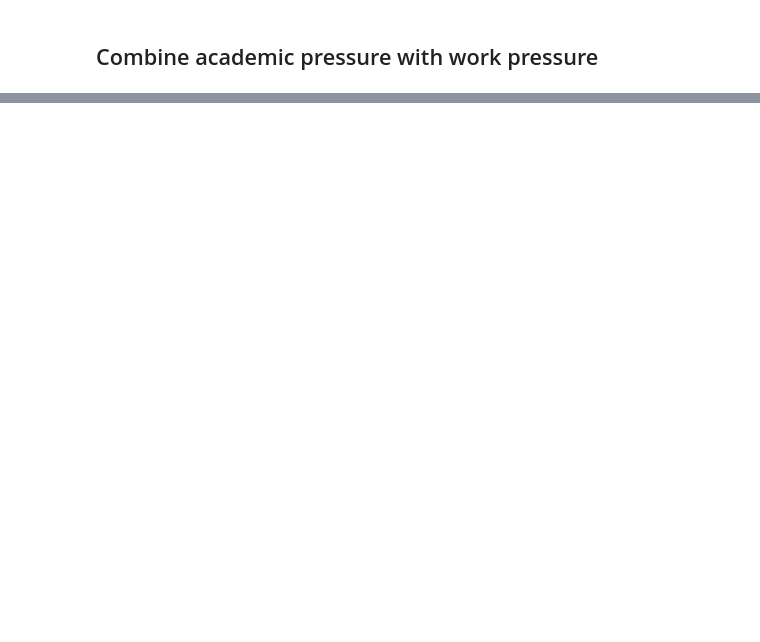
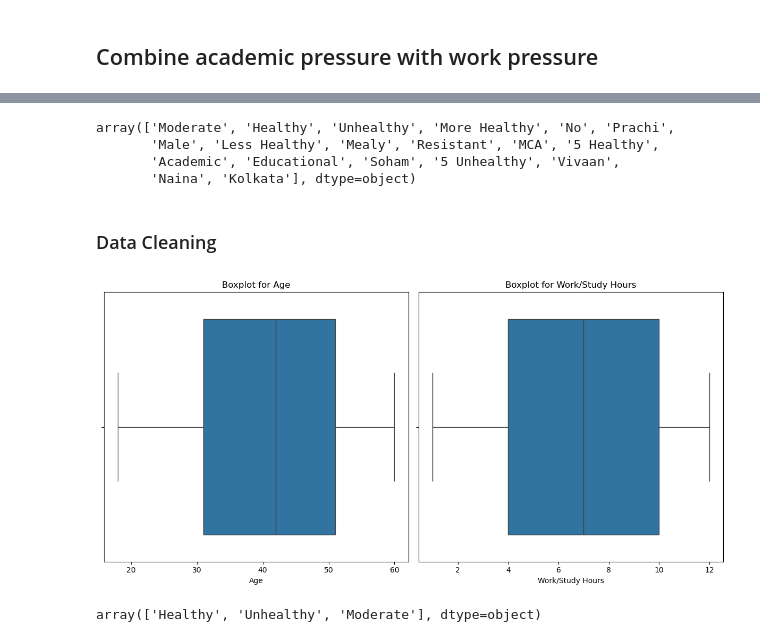
Before and after one commit to tdarum/mentalHealth, a Jupyter notebook: mentalHealth.ipynb, the cells around one changed output, grey strips where cells are left out. Cells and saved outputs as stored; diff of their text form; code cells hidden in the pictures; blank space fills up the shorter version.

```diff
--- a/mentalHealth.ipynb
+++ b/mentalHealth.ipynb
@@ -238,0 +310,10 @@ pd.DataFrame({
+# %%
+df_test = df_test.drop(['Working Professional or Student'], axis=1, errors='ignore')
+df_train = df_train.drop(['Working Professional or Student'], axis=1, errors='ignore')
+# %%
+df_train = df_train.dropna(subset=['Profession', 'Dietary Habits', 'Degree', 'Pressure', 'Satisfaction','Financial Stress'])
+df_test = df_test.dropna(subset=['Profession', 'Dietary Habits', 'Degree', 'Pressure', 'Satisfaction'])
+# %%
+#df= df[df['ColName'] != 0]
+df_train = df_train[df_train['Work/Study Hours'] != 0]
+df_test = df_test[df_test['Work/Study Hours'] != 0]
@@ -238,0 +384,24 @@ pd.DataFrame({
+# %%
+df_test['Dietary Habits'].unique()
+# %% [output]
+array(['Moderate', 'Healthy', 'Unhealthy', 'More Healthy', 'No', 'Prachi',
+       'Male', 'Less Healthy', 'Mealy', 'Resistant', 'MCA', '5 Healthy',
+       'Academic', 'Educational', 'Soham', '5 Unhealthy', 'Vivaan',
+       'Naina', 'Kolkata'], dtype=object)
+# %% [markdown]
+### Data Cleaning
+# %%
+plt.figure(figsize=(12, 6))
+
+plt.subplot(1, 2, 1)
+sns.boxplot(x=df_train['Age'])
+plt.title('Boxplot for Age')
+
+plt.subplot(1, 2, 2)
+sns.boxplot(x=df_train['Work/Study Hours'])
+plt.title('Boxplot for Work/Study Hours')
+
+plt.tight_layout()
+plt.show()
+# %% [output]
+[figure, added]
@@ -238,0 +425,4 @@ pd.DataFrame({
+# %%
+df_train['Dietary Habits'].unique()
+# %% [output]
+array(['Healthy', 'Unhealthy', 'Moderate'], dtype=object)
```
Also changed, not shown: parts of 25 cells of this notebook.
